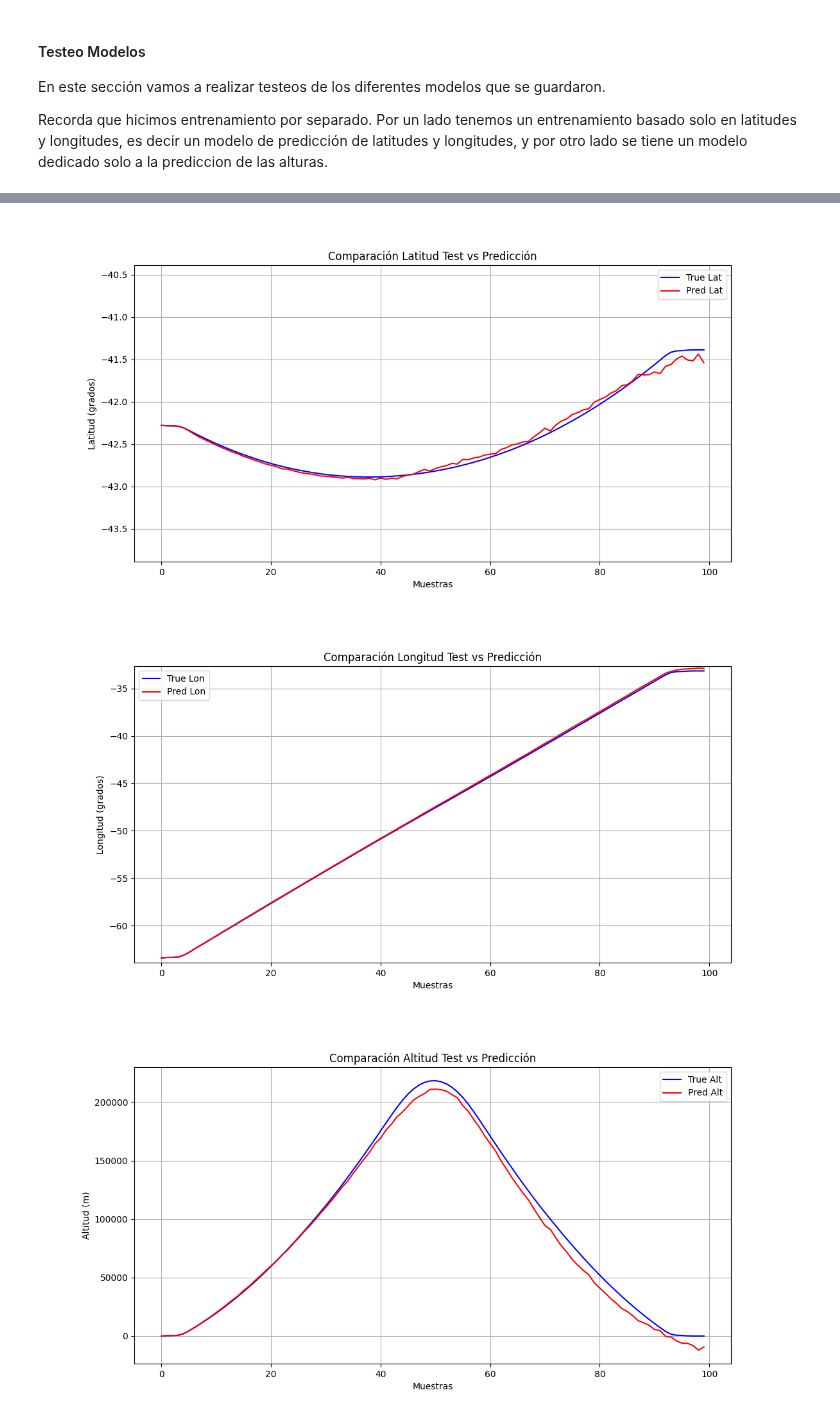
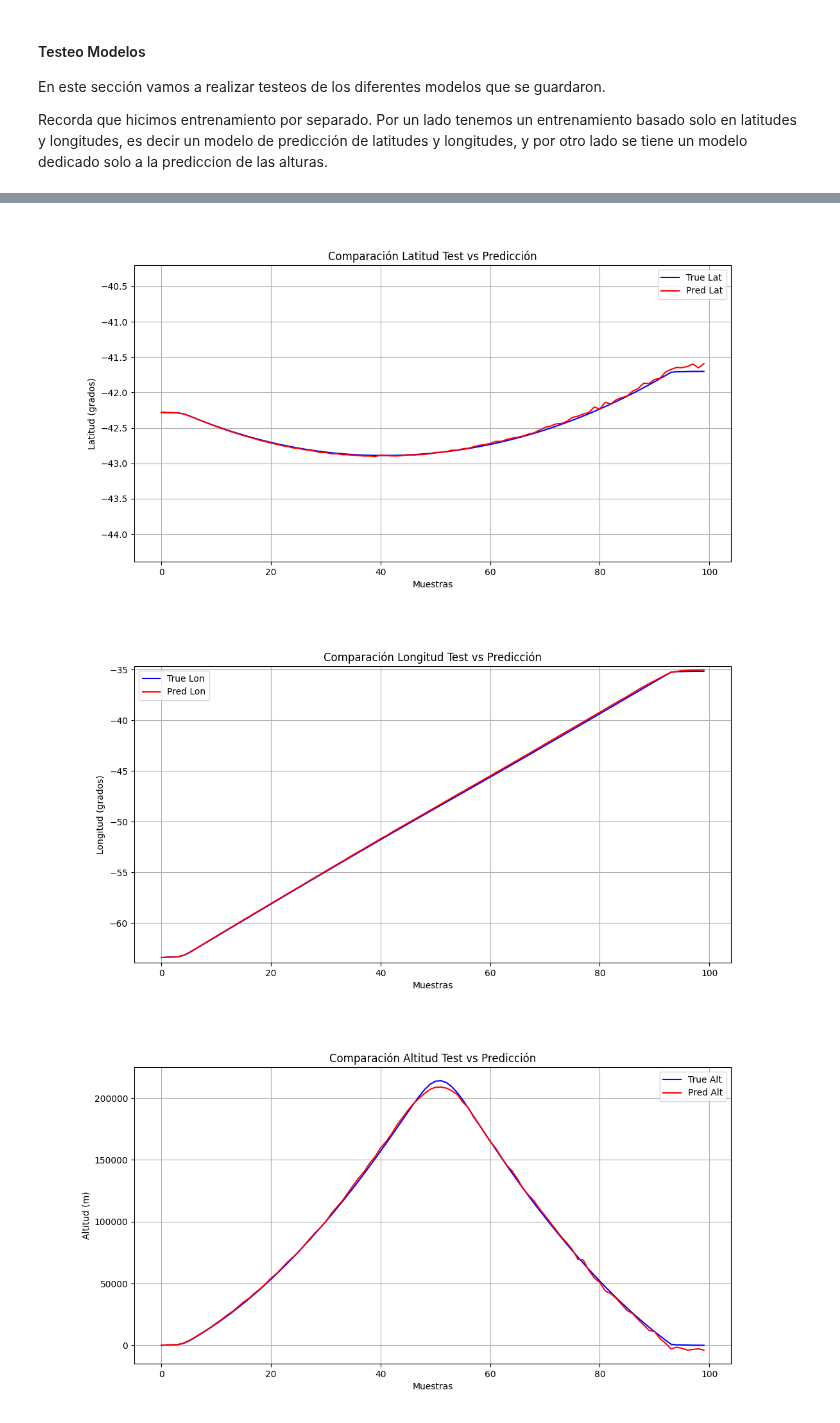
Before and after one commit to ValeFernando840/Ray-Tracing, a Jupyter notebook: 04-Testeo_Modelos.ipynb, the cells around one changed output, grey strips where cells are left out. Saved outputs shown, nothing was run; the diff lists cells and outputs as text; code cells hidden in the pictures.

```diff
--- a/04-Testeo_Modelos.ipynb
+++ b/04-Testeo_Modelos.ipynb
@@ -22,7 +22,7 @@ y_test = pd.read_excel("./Train_Test/Dataset_Separado/y_test_new.xlsx")
 x_test = x_test.drop(columns=['latitude_pos_tx', 'longitude_pos_tx', 'elevation_pos_tx', 'year'])
 # %%
 # Cargamos los modelos.
-case = 1	# Puede ser 1, 2 o 3, dependiendo del modelo que se quiera cargar.
+case = 3	# Puede ser 1, 2 o 3, dependiendo del modelo que se quiera cargar.
 
 if case == 1:
 	model_x =  load_model('./modelos_entrenamiento/mod_x_R0/modelo1_x_con_scaler/modelo1_x.keras')
@@ -58,7 +58,7 @@ if case == 3:
           scaler_z = pickle.load(f)
 # %%
 # Valores verdaderos
-idx = 4
+idx = 40
 R0 = 6.371E6
 y_true_x = (y_test.iloc[idx].to_numpy())[0	:100]
 y_true_y = (y_test.iloc[idx].to_numpy())[100:200]
@@ -123,38 +121,38 @@ lat_pred, lon_pred, alt_pred = gc.transform_spherical_to_geographic(*gc.transfor
 plt.figure(figsize = (12,6))
 plt.plot(lat_true, label = 'True Lat', color = 'blue')
 plt.plot(lat_pred, label = 'Pred Lat', color = 'red')
-plt.ylim(lat_true.min() - 1, lat_true.max() + 1)
+plt.ylim(lat_true.min() - 1.5, lat_true.max() + 1.5)
 plt.title('Comparación Latitud Test vs Predicción')
 plt.ylabel('Latitud (grados)')
 plt.xlabel('Muestras')
 plt.grid()
 plt.legend()
 plt.show()
 
 plt.figure(figsize= (12,6))
 plt.plot(lon_true, label = 'True Lon', color = 'blue')
 plt.plot(lon_pred, label = 'Pred Lon', color = 'red')
 plt.ylim(lon_true.min() - 0.5, lon_true.max() + 0.5)
 plt.title('Comparación Longitud Test vs Predicción')
 plt.ylabel('Longitud (grados)')
 plt.xlabel('Muestras')
 plt.grid()
 plt.legend()
 plt.show()
 
 plt.figure(figsize = (12,6))
 plt.plot(alt_true-R0, label = 'True Alt', color = 'blue')
 plt.plot(alt_pred-R0, label = 'Pred Alt', color = 'red')
 plt.title('Comparación Altitud Test vs Predicción')
 plt.ylabel('Altitud (m)')
 plt.xlabel('Muestras')
 plt.grid()
 plt.legend()
 plt.show()
 # %% [output]
-[figure, old version]
+[figure, new version]
-[figure, old version]
+[figure, new version]
-[figure, old version]
+[figure, new version]
 # %%
 print(f'Altura maxima True: {alt_true.max() - R0:.2f} m')
 print(f'Altura predicción: {alt_pred.max() - R0:.2f} m')
```
Also changed, not shown: parts of 6 cells of this notebook, 9 other files.
